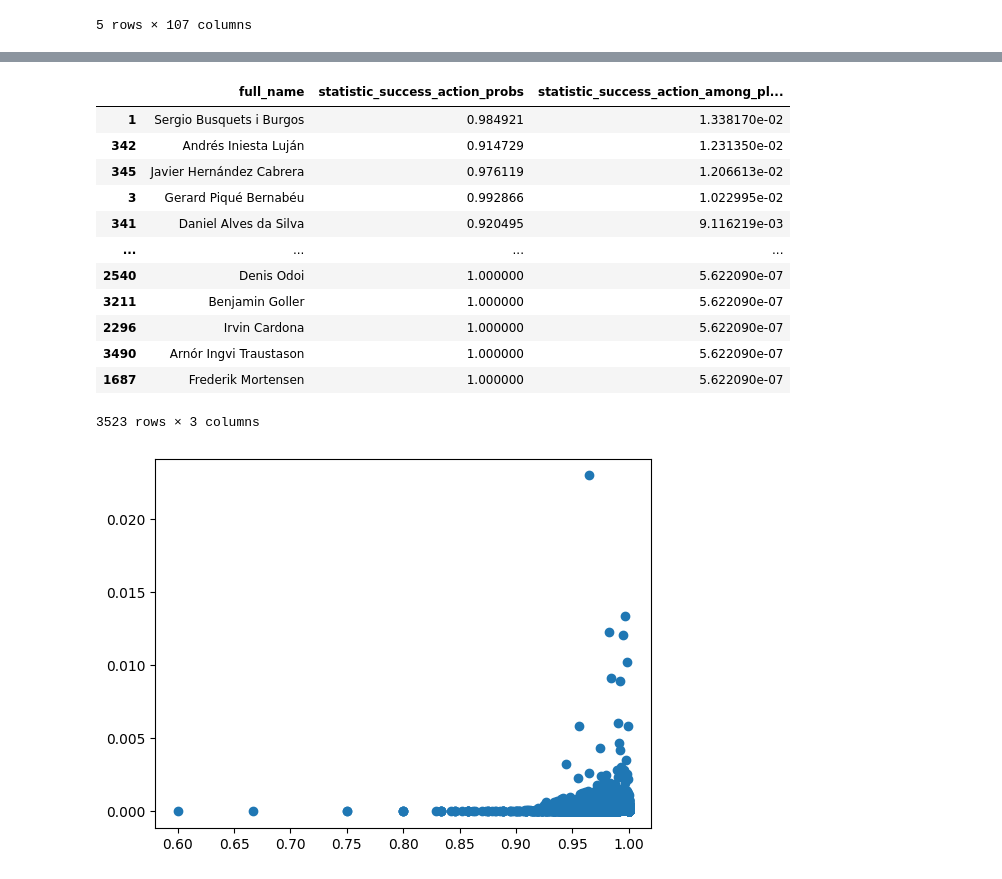
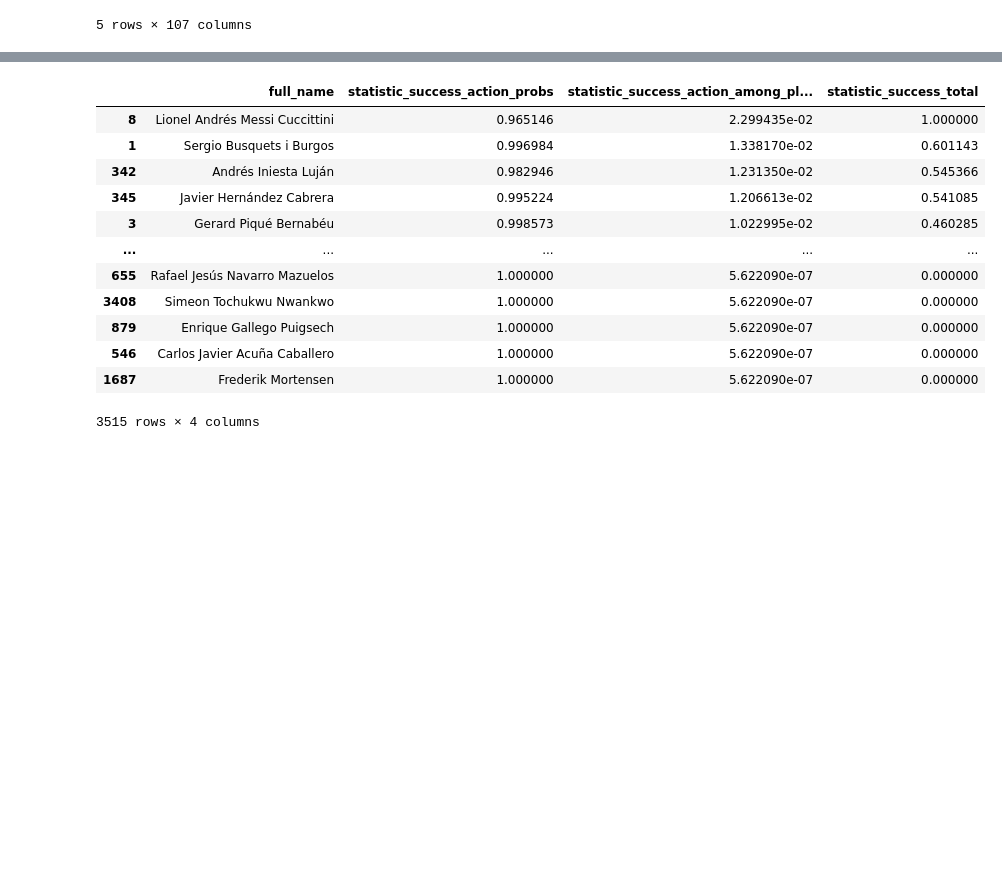
Before and after one commit to Steve23522016/vaep-base-code, a Jupyter notebook: notebooks/player_skill_probabilities_dataset_generator.ipynb, the cells around one changed output, grey strips where cells are left out. Drawn from its saved outputs; the diff is of its cells as text; code cells hidden in the pictures; blank space fills up the shorter version.

```diff
--- a/notebooks/player_skill_probabilities_dataset_generator.ipynb
+++ b/notebooks/player_skill_probabilities_dataset_generator.ipynb
@@ -257,46 +285,54 @@ xgoal_player_probs_df[["full_name", "statistic_success_action_probs", "statistic
 # %%
 from sklearn.cluster import DBSCAN
 from sklearn.neighbors import NearestNeighbors
 
 # Inspect Xdribble Probabilites Player sorted from the highest
 directory_model = MAPS_PLAYER_SKILL_PROBABILITIES_GENERATOR["xdribble"]["model_directory"]
 output_csv_filename = MAPS_PLAYER_SKILL_PROBABILITIES_GENERATOR["xdribble"]["csv_output_filename"]
 xdribble_player_probs_df = pd.read_csv(directory_model + output_csv_filename)
 xdribble_player_probs_df.sort_values(by="statistic_success_action_among_players", ascending=False, inplace=True)
 
+player_skills_column_included = ["acceleration", "aggression", "agility", "balance", "ball_control",
+                                 "composure", "crossing", "curve", "dribbling", "finishing",
+                                 "freekick_accuracy", "heading_accuracy", "interceptions", "jumping", "long_passing",
+                                 "long_shots", "marking", "penalties", "positioning", "reactions",
+                                 "shot_power", "sliding_tackle", "sprint_speed", "stamina", "short_passing",
+                                 "standing_tackle", "strength", "vision", "volleys"]
+xdribble_player_probs_df[player_skills_column_included] = xdribble_player_probs_df[player_skills_column_included] / 100
+
 # min_samples = 4
 # neighbors = NearestNeighbors(n_neighbors=min_samples)
 # neighbors_fit = neighbors.fit(xdribble_player_probs_df[["statistic_success_action_probs", "statistic_success_action_among_players"]])
 # distances, indices = neighbors_fit.kneighbors(xdribble_player_probs_df[["statistic_success_action_probs", "statistic_success_action_among_players"]])
 # distances = np.sort(distances, axis=0)
 # distances = distances[:,1]
 # plt.axis([3500, 3550, 0, 0.01])
 # plt.plot(distances)
 
-# epsilon = 0.004
-# min_samples = 4
-# dbscan = DBSCAN(eps=epsilon, min_samples=min_samples)
-# dbscan.fit(xdribble_player_probs_df[["statistic_success_action_probs", "statistic_success_action_among_players"]])
-# labels = dbscan.labels_
-# outliers_data = xdribble_player_probs_df[["statistic_success_action_probs", "statistic_success_action_among_players"]][labels == -1]
-plt.scatter(xdribble_player_probs_df["statistic_success_action_probs"], xdribble_player_probs_df["statistic_success_action_among_players"])
+epsilon = 0.6
+min_samples = 58
+dbscan = DBSCAN(eps=epsilon, min_samples=min_samples)
+dbscan.fit(xdribble_player_probs_df[player_skills_column_included])
+labels = dbscan.labels_
+outliers_data = xdribble_player_probs_df[labels == -1]
+# plt.scatter(xdribble_player_probs_df["statistic_success_action_probs"], xdribble_player_probs_df["statistic_success_action_among_players"])
 
-xdribble_player_probs_df = xdribble_player_probs_df[(xdribble_player_probs_df["statistic_success_action_probs"] >= 0.76) & (xdribble_player_probs_df["statistic_success_action_among_players"] <= 0.015)]
+# xdribble_player_probs_df = xdribble_player_probs_df[(xdribble_player_probs_df["statistic_success_action_probs"] >= 0.76) & (xdribble_player_probs_df["statistic_success_action_among_players"] <= 0.015)]
+xdribble_player_probs_df = xdribble_player_probs_df[~xdribble_player_probs_df.index.isin(outliers_data.index)]
 scaler = preprocessing.MinMaxScaler(feature_range=(0,1))
-xdribble_player_probs_df[["statistic_success_action_probs"]] = scaler.fit_transform(xdribble_player_probs_df[["statistic_success_action_probs"]])
-xdribble_player_probs_df[["full_name", "statistic_success_action_probs", "statistic_success_action_among_players"]]
+xdribble_player_probs_df[["statistic_success_total"]] = scaler.fit_transform(xdribble_player_probs_df[["statistic_success_total"]])
+xdribble_player_probs_df[["full_name", "statistic_success_action_probs", "statistic_success_action_among_players", "statistic_success_total"]].sort_values(by="statistic_success_total", ascending=False)
 # %% [output]
-|  | full_name | statistic_success_action_probs | statistic_success_action_among_pl... |
-| 1 | Sergio Busquets i Burgos | 0.984921 | 1.338170e-02 |
-| 342 | Andrés Iniesta Luján | 0.914729 | 1.231350e-02 |
-| 345 | Javier Hernández Cabrera | 0.976119 | 1.206613e-02 |
-| 3 | Gerard Piqué Bernabéu | 0.992866 | 1.022995e-02 |
-| 341 | Daniel Alves da Silva | 0.920495 | 9.116219e-03 |
-| ... | ... | ... | ... |
-| 2540 | Denis Odoi | 1.000000 | 5.622090e-07 |
-| 3211 | Benjamin Goller | 1.000000 | 5.622090e-07 |
-| 2296 | Irvin Cardona | 1.000000 | 5.622090e-07 |
-| 3490 | Arnór Ingvi Traustason | 1.000000 | 5.622090e-07 |
-| 1687 | Frederik Mortensen | 1.000000 | 5.622090e-07 |
+|  | full_name | statistic_success_action_probs | statistic_success_action_among_pl... | statistic_success_total |
+| 8 | Lionel Andrés Messi Cuccittini | 0.965146 | 2.299435e-02 | 1.000000 |
+| 1 | Sergio Busquets i Burgos | 0.996984 | 1.338170e-02 | 0.601143 |
+| 342 | Andrés Iniesta Luján | 0.982946 | 1.231350e-02 | 0.545366 |
+| 345 | Javier Hernández Cabrera | 0.995224 | 1.206613e-02 | 0.541085 |
+| 3 | Gerard Piqué Bernabéu | 0.998573 | 1.022995e-02 | 0.460285 |
+| ... | ... | ... | ... | ... |
+| 655 | Rafael Jesús Navarro Mazuelos | 1.000000 | 5.622090e-07 | 0.000000 |
+| 3408 | Simeon Tochukwu Nwankwo | 1.000000 | 5.622090e-07 | 0.000000 |
+| 879 | Enrique Gallego Puigsech | 1.000000 | 5.622090e-07 | 0.000000 |
+| 546 | Carlos Javier Acuña Caballero | 1.000000 | 5.622090e-07 | 0.000000 |
+| 1687 | Frederik Mortensen | 1.000000 | 5.622090e-07 | 0.000000 |
-3523 rows × 3 columns
+3515 rows × 4 columns
-[figure, removed]
```
Also changed, not shown: parts of 2 cells of this notebook.
